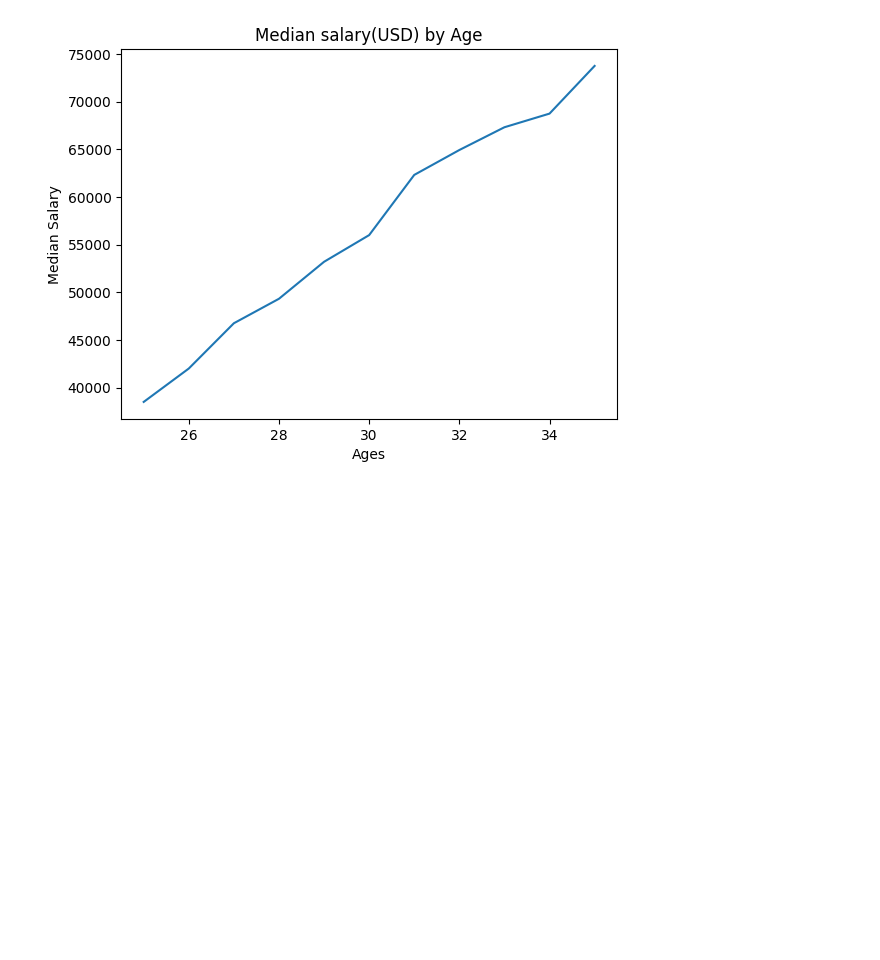
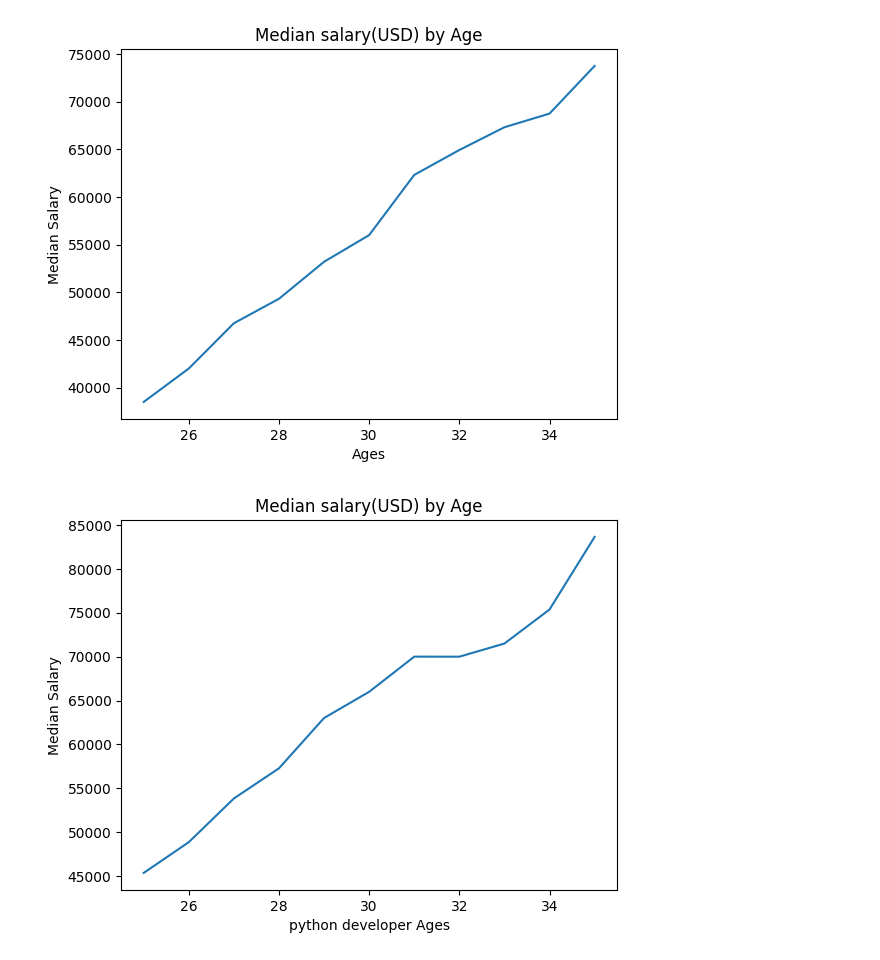
Before and after one commit to raaakibul/Matplotlib, a Jupyter notebook: plot.ipynb, the cells around one changed output. Saved outputs shown, nothing was run; the diff lists cells and outputs as text; code cells hidden in the pictures; blank space fills up the shorter version.

Commit message:
plot file and code added

```diff
--- a/plot.ipynb
+++ b/plot.ipynb
@@ -13,3 +13,16 @@ plt.title("Median salary(USD) by Age")
 plt.show()
 # %% [output]
 [figure]
+# %%
+# Median Python Developer Salaries by Age
+py_dev_x = [25, 26, 27, 28, 29, 30, 31, 32, 33, 34, 35]
+py_dev_y = [45372, 48876, 53850, 57287, 63016,
+            65998, 70003, 70000, 71496, 75370, 83640]
+
+plt.plot(py_dev_x, py_dev_y)
+plt.xlabel("python developer Ages")
+plt.ylabel("Median Salary")
+plt.title("Median salary(USD) by Age")
+plt.show()
+# %% [output]
+[figure, added]
```
